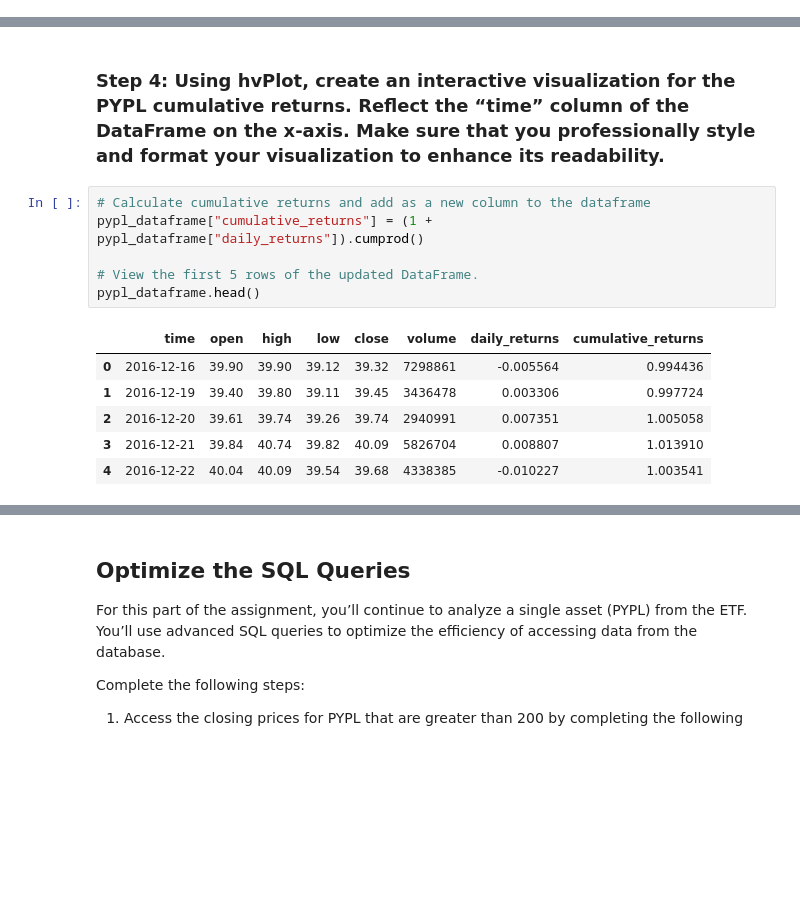
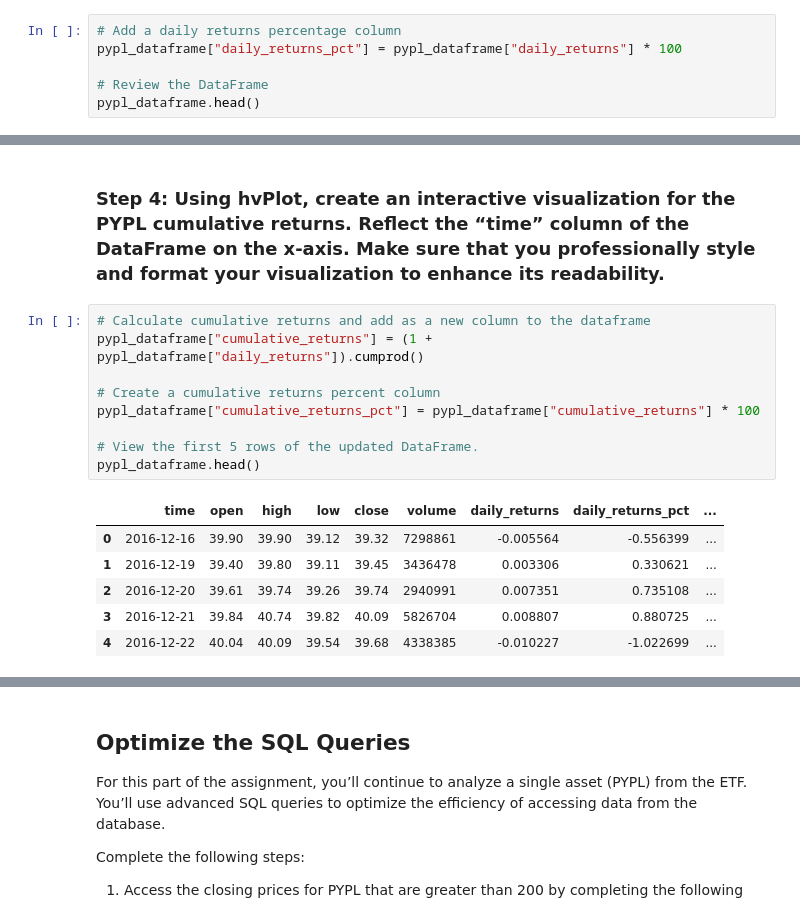
Before and after one commit to danenbm/fintech-m7-etf-analyzer, a Jupyter notebook: etf_analyzer.ipynb, the cells around one changed output, grey strips where cells are left out. Drawn from its saved outputs; the diff is of its cells as text; blank space fills up the shorter version.

Commit message:
Convert returns to percentages when displaying in plots

```diff
--- a/etf_analyzer.ipynb
+++ b/etf_analyzer.ipynb
@@ -190,3 +191,9 @@ pypl_dataframe.tail()
 | 996 | 2020-12-02 | 215.60 | 215.75 | 210.5000 | 212.660 | 6414746 | -0.017827 |
 | 997 | 2020-12-03 | 213.33 | 216.93 | 213.1100 | 214.680 | 6463339 | 0.009499 |
 | 998 | 2020-12-04 | 214.88 | 217.28 | 213.0100 | 217.235 | 2118319 | 0.011901 |
+# %%
+# Add a daily returns percentage column
+pypl_dataframe["daily_returns_pct"] = pypl_dataframe["daily_returns"] * 100
+
+# Review the DataFrame
+pypl_dataframe.head()
@@ -210,16 +224,19 @@ pypl_dataframe.hvplot(
 # %%
 # Calculate cumulative returns and add as a new column to the dataframe
 pypl_dataframe["cumulative_returns"] = (1 + pypl_dataframe["daily_returns"]).cumprod()
 
+# Create a cumulative returns percent column
+pypl_dataframe["cumulative_returns_pct"] = pypl_dataframe["cumulative_returns"] * 100
+
 # View the first 5 rows of the updated DataFrame.
 pypl_dataframe.head()
 # %% [output]
-|  | time | open | high | low | close | volume | daily_returns | cumulative_returns |
-| 0 | 2016-12-16 | 39.90 | 39.90 | 39.12 | 39.32 | 7298861 | -0.005564 | 0.994436 |
-| 1 | 2016-12-19 | 39.40 | 39.80 | 39.11 | 39.45 | 3436478 | 0.003306 | 0.997724 |
-| 2 | 2016-12-20 | 39.61 | 39.74 | 39.26 | 39.74 | 2940991 | 0.007351 | 1.005058 |
-| 3 | 2016-12-21 | 39.84 | 40.74 | 39.82 | 40.09 | 5826704 | 0.008807 | 1.013910 |
-| 4 | 2016-12-22 | 40.04 | 40.09 | 39.54 | 39.68 | 4338385 | -0.010227 | 1.003541 |
+|  | time | open | high | low | close | volume | daily_returns | daily_returns_pct | ... |
+| 0 | 2016-12-16 | 39.90 | 39.90 | 39.12 | 39.32 | 7298861 | -0.005564 | -0.556399 | ... |
+| 1 | 2016-12-19 | 39.40 | 39.80 | 39.11 | 39.45 | 3436478 | 0.003306 | 0.330621 | ... |
+| 2 | 2016-12-20 | 39.61 | 39.74 | 39.26 | 39.74 | 2940991 | 0.007351 | 0.735108 | ... |
+| 3 | 2016-12-21 | 39.84 | 40.74 | 39.82 | 40.09 | 5826704 | 0.008807 | 0.880725 | ... |
+| 4 | 2016-12-22 | 40.04 | 40.09 | 39.54 | 39.68 | 4338385 | -0.010227 | -1.022699 | ... |
 # %%
 # Create an interactive visaulization with hvplot to plot the cumulative returns for PYPL.
 pypl_dataframe.hvplot(
```
Also changed, not shown: parts of 9 cells of this notebook.
